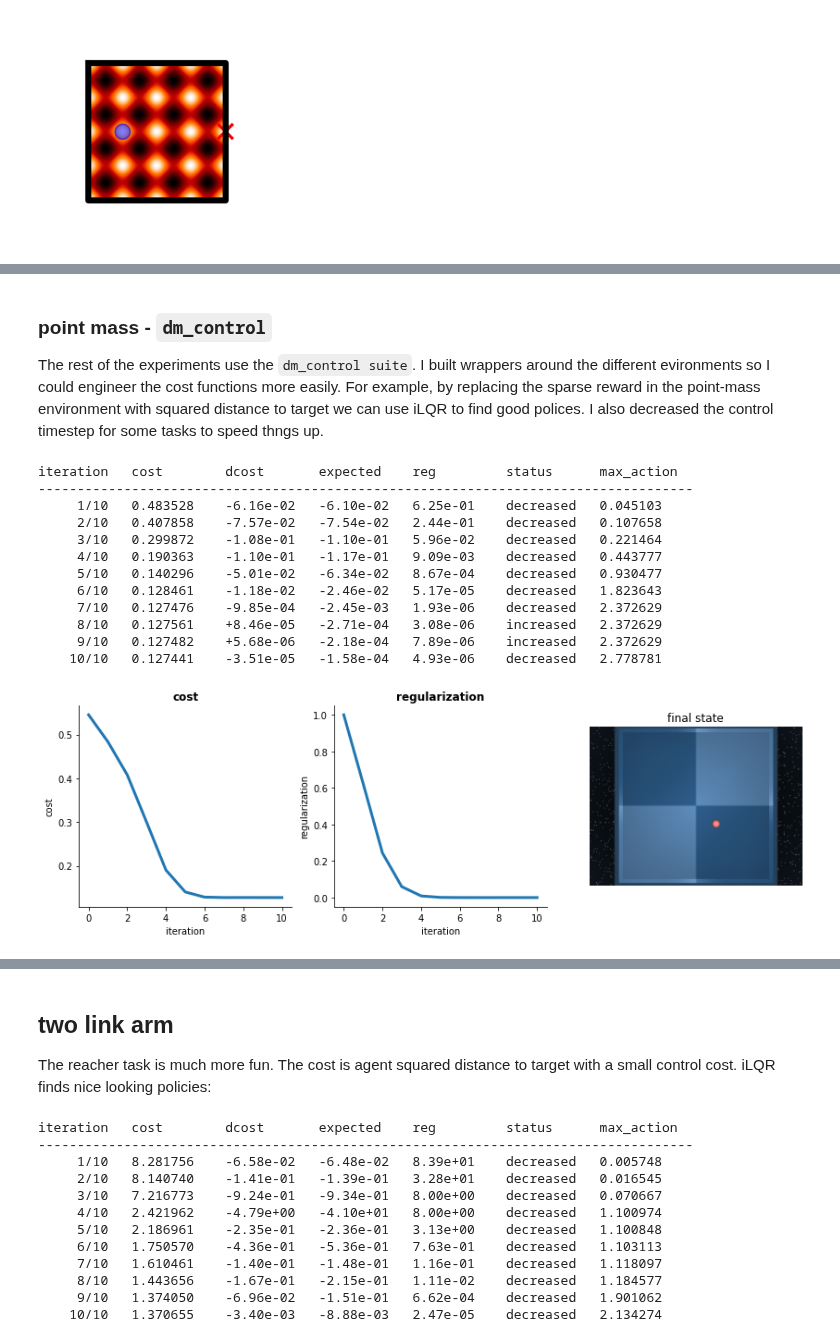
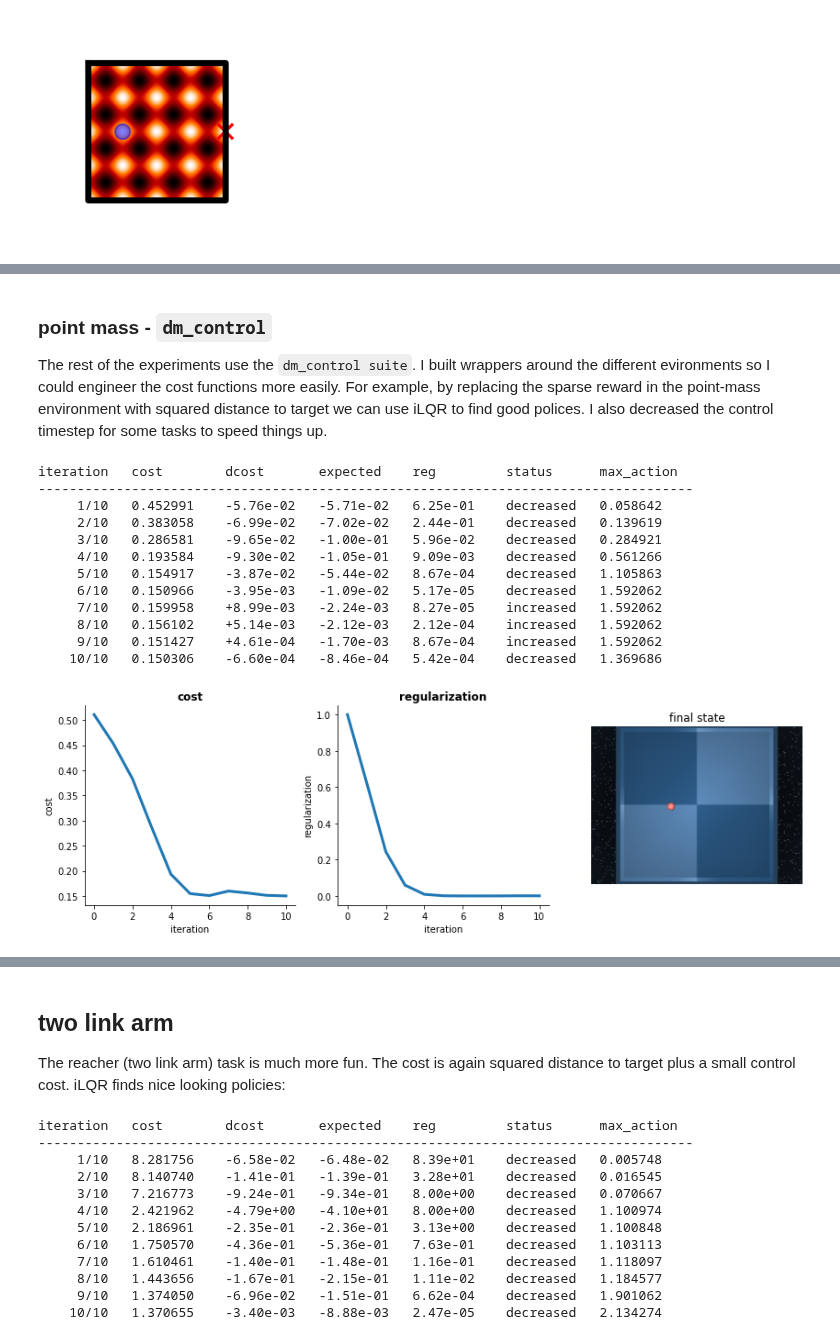
Before and after one commit to richard-warren/rl_sandbox, a Jupyter notebook: ilqr_demo.ipynb, the cells around one changed output, grey strips where cells are left out. Drawn from its saved outputs; the diff is of its cells as text; code cells hidden in the pictures.

```diff
--- a/ilqr_demo.ipynb
+++ b/ilqr_demo.ipynb
@@ -260,32 +275,32 @@ show_rollout(env, actions)
 [interactive output not drawn]
 # %% [markdown]
 ### point mass - `dm_control`
-The rest of the experiments use the `dm_control suite`. I built wrappers around the different evironments so I could engineer the cost functions more easily. For example, by replacing the sparse reward in the point-mass environment with squared distance to target we can use iLQR to find good polices. I also decreased the control timestep for some tasks to speed thngs up.
+The rest of the experiments use the `dm_control suite`. I built wrappers around the different evironments so I could engineer the cost functions more easily. For example, by replacing the sparse reward in the point-mass environment with squared distance to target we can use iLQR to find good polices. I also decreased the control timestep for some tasks to speed things up.
 # %%
 env = PointMassDm()
-actions, history = iLQR(env, iterations=10, reg=1, verbose=True)
+actions, history = iLQR(env, iterations=10, verbose=True)
 plot_training(env, actions, history)
 # %% [output]
 iteration   cost        dcost       expected    reg         status      max_action
 ------------------------------------------------------------------------------------
-     1/10   0.483528    -6.16e-02   -6.10e-02   6.25e-01    decreased   0.045103
-     2/10   0.407858    -7.57e-02   -7.54e-02   2.44e-01    decreased   0.107658
-     3/10   0.299872    -1.08e-01   -1.10e-01   5.96e-02    decreased   0.221464
-     4/10   0.190363    -1.10e-01   -1.17e-01   9.09e-03    decreased   0.443777
-     5/10   0.140296    -5.01e-02   -6.34e-02   8.67e-04    decreased   0.930477
-     6/10   0.128461    -1.18e-02   -2.46e-02   5.17e-05    decreased   1.823643
-     7/10   0.127476    -9.85e-04   -2.45e-03   1.93e-06    decreased   2.372629
-     8/10   0.127561    +8.46e-05   -2.71e-04   3.08e-06    increased   2.372629
-     9/10   0.127482    +5.68e-06   -2.18e-04   7.89e-06    increased   2.372629
-    10/10   0.127441    -3.51e-05   -1.58e-04   4.93e-06    decreased   2.778781
+     1/10   0.452991    -5.76e-02   -5.71e-02   6.25e-01    decreased   0.058642
+     2/10   0.383058    -6.99e-02   -7.02e-02   2.44e-01    decreased   0.139619
+     3/10   0.286581    -9.65e-02   -1.00e-01   5.96e-02    decreased   0.284921
+     4/10   0.193584    -9.30e-02   -1.05e-01   9.09e-03    decreased   0.561266
+     5/10   0.154917    -3.87e-02   -5.44e-02   8.67e-04    decreased   1.105863
+     6/10   0.150966    -3.95e-03   -1.09e-02   5.17e-05    decreased   1.592062
+     7/10   0.159958    +8.99e-03   -2.24e-03   8.27e-05    increased   1.592062
+     8/10   0.156102    +5.14e-03   -2.12e-03   2.12e-04    increased   1.592062
+     9/10   0.151427    +4.61e-04   -1.70e-03   8.67e-04    increased   1.592062
+    10/10   0.150306    -6.60e-04   -8.46e-04   5.42e-04    decreased   1.369686
-[figure, old version]
+[figure, new version]
 # %%
 show_rollout(env, actions)
 # %% [output]
 [interactive output not drawn]
 # %% [markdown]
 ## two link arm
-The reacher task is much more fun. The cost is agent squared distance to target with a small control cost. iLQR finds nice looking policies:
+The reacher (two link arm) task is much more fun. The cost is again squared distance to target plus a small control cost. iLQR finds nice looking policies:
 # %%
 env = Arm(target_start=np.array((-.1,-.2)))  # make sure target is far away
 actions, history = iLQR(env, iterations=10, verbose=True)
```
Also changed, not shown: parts of 18 cells of this notebook.
